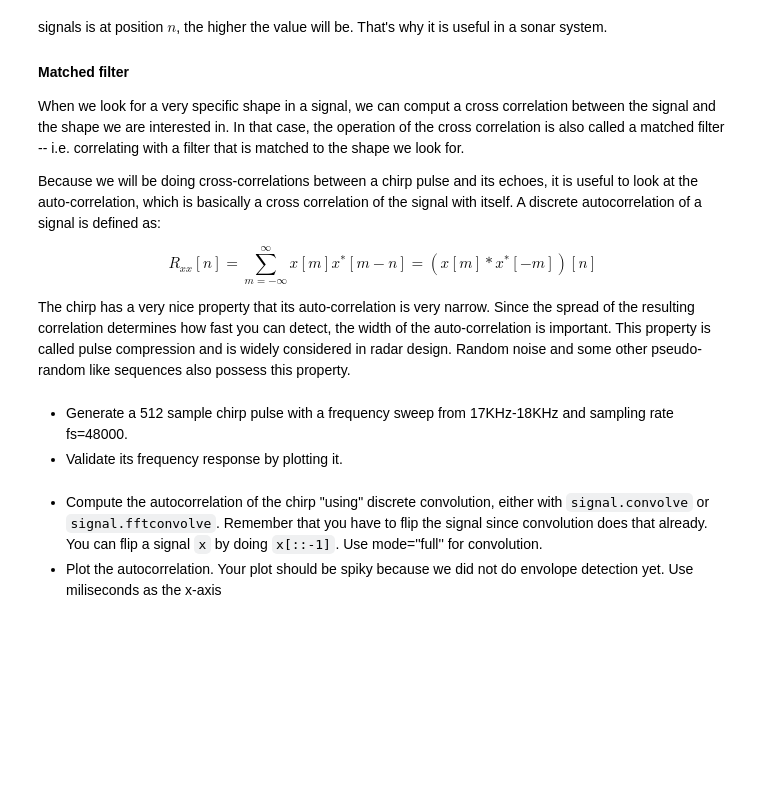
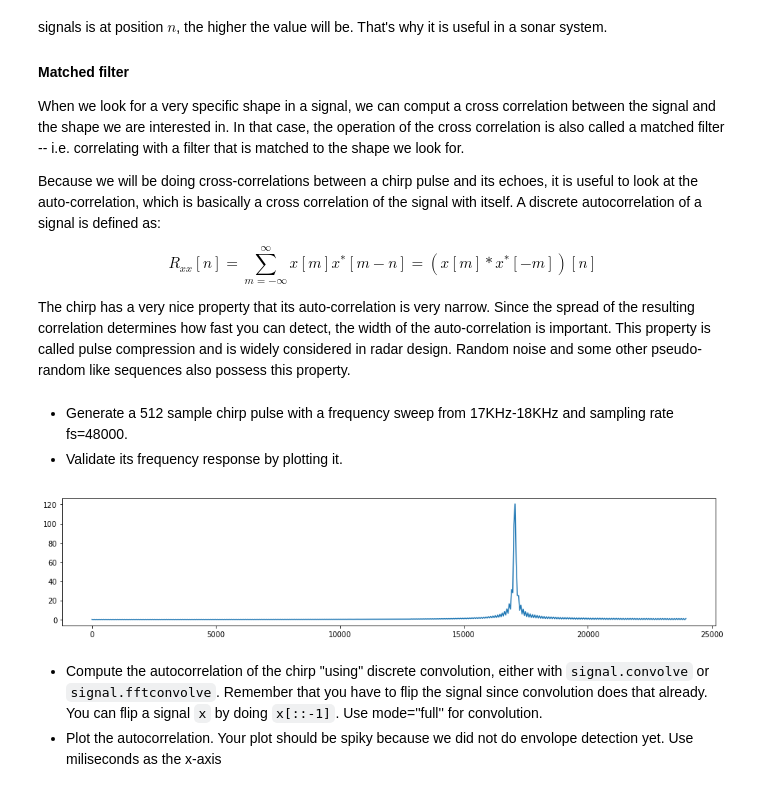
Before and after one commit to lm-t/ee123-labs, a Jupyter notebook: lab1/lab1-TimeDomain-Sonar.ipynb, the cells around one changed output. Saved outputs shown, nothing was run; the diff lists cells and outputs as text; code cells hidden in the pictures; blank space fills up the shorter version.

```diff
--- a/lab1/lab1-TimeDomain-Sonar.ipynb
+++ b/lab1/lab1-TimeDomain-Sonar.ipynb
@@ -408,18 +420,27 @@ The chirp has a very nice property that its auto-correlation is very narrow. Sin
 # %%
 ## Your beautiful code here:
 
 fs = 48000
 T = 512/fs
 t = r_[0.0:512]/fs
 f0 = 17000.0
 f1 = 18000.0
 
 # generate chirp signal
-
+phi_of_t = 4687.5 * t * t + f0 * t
+s_chirp = 0.5 * np.sin(2*np.pi*phi_of_t)
 
 # generate frequency response of chirp
+w, h = signal.freqz(s_chirp)
+f = w * fs/(2*np.pi)
 
 # plot
+width, height = plt.figaspect(0.2)
+fig = plt.figure(figsize=(width,height))
+plt.plot(f, abs(h))
+plt.show()
+# %% [output]
+[figure, added]
 # %% [markdown]
 
 * Compute the autocorrelation of the chirp "using" discrete convolution, either with `signal.convolve` or `signal.fftconvolve`. Remember that you have to flip the signal since convolution does that already. You can flip a signal `x` by doing `x[::-1]`. Use mode=''full'' for convolution.
```
Also changed, not shown: parts of 12 cells of this notebook.
